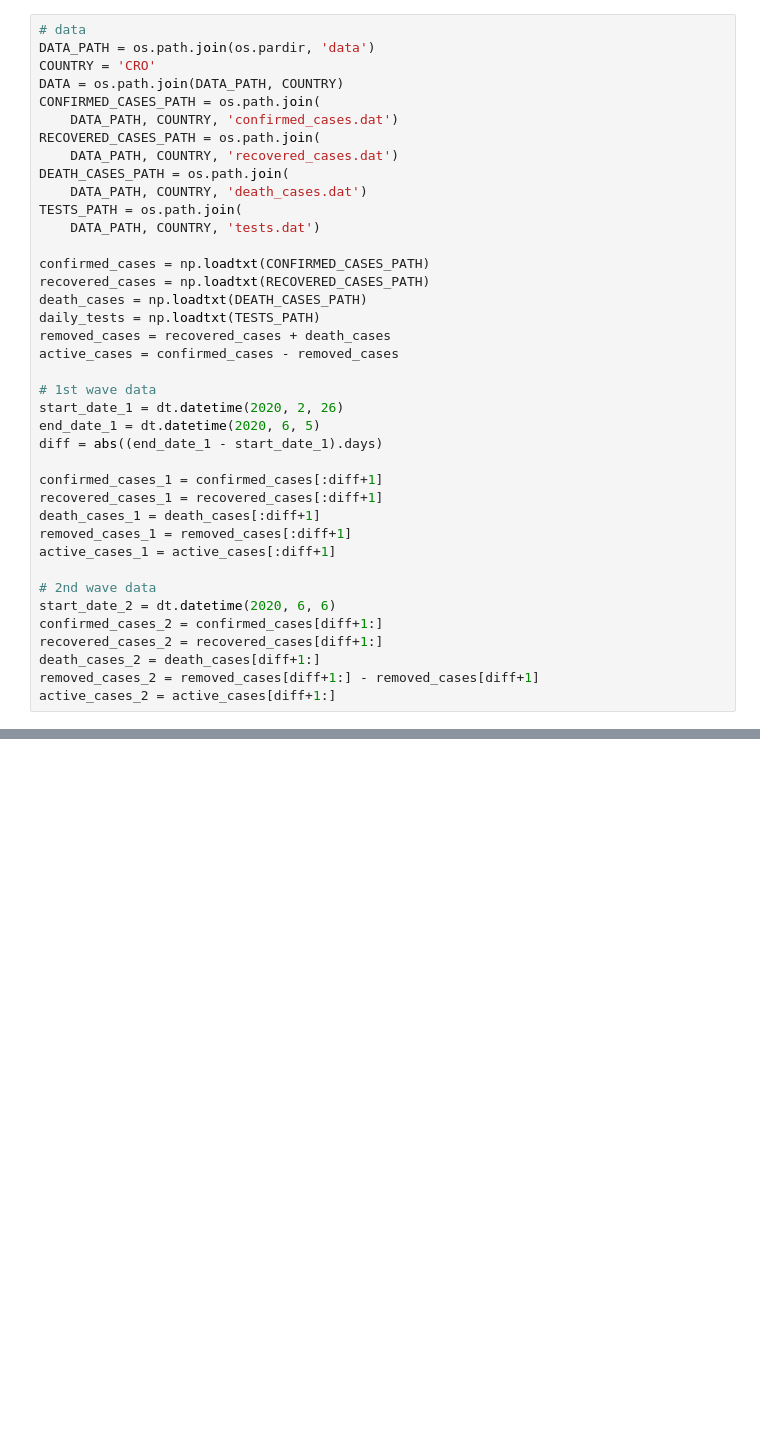
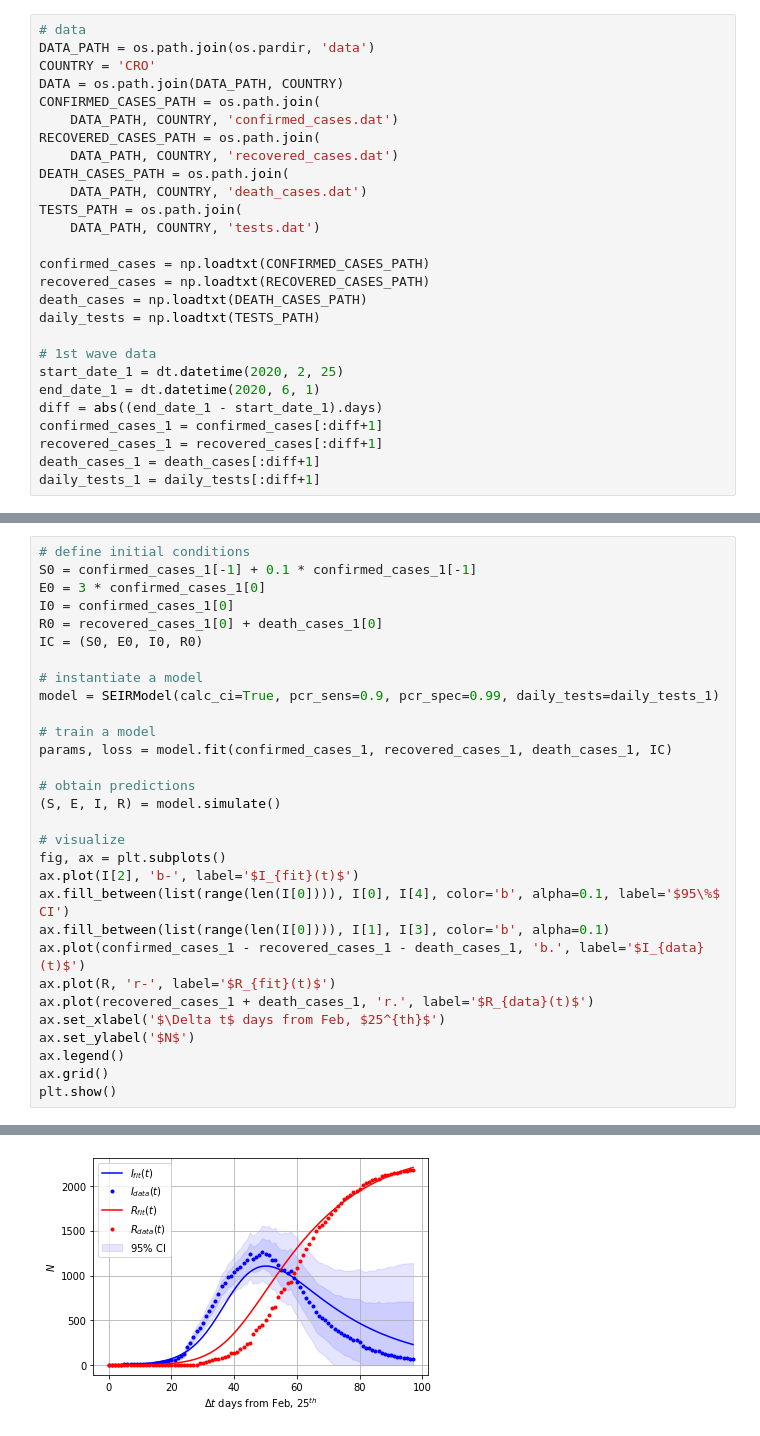
Before and after one commit to akapet00/coropy, a Jupyter notebook: sandbox/03-Modified-SEIR-Simulation.ipynb, the cells around one changed output, grey strips where cells are left out. Saved outputs shown, nothing was run; the diff lists cells and outputs as text; blank space fills up the shorter version.

```diff
--- a/sandbox/03-Modified-SEIR-Simulation.ipynb
+++ b/sandbox/03-Modified-SEIR-Simulation.ipynb
@@ -23,24 +24,12 @@ confirmed_cases = np.loadtxt(CONFIRMED_CASES_PATH)
 recovered_cases = np.loadtxt(RECOVERED_CASES_PATH)
 death_cases = np.loadtxt(DEATH_CASES_PATH)
 daily_tests = np.loadtxt(TESTS_PATH)
-removed_cases = recovered_cases + death_cases
-active_cases = confirmed_cases - removed_cases
 
 # 1st wave data
-start_date_1 = dt.datetime(2020, 2, 26)
-end_date_1 = dt.datetime(2020, 6, 5)
+start_date_1 = dt.datetime(2020, 2, 25)
+end_date_1 = dt.datetime(2020, 6, 1)
 diff = abs((end_date_1 - start_date_1).days)
-
 confirmed_cases_1 = confirmed_cases[:diff+1]
 recovered_cases_1 = recovered_cases[:diff+1]
 death_cases_1 = death_cases[:diff+1]
-removed_cases_1 = removed_cases[:diff+1]
-active_cases_1 = active_cases[:diff+1]
-
-# 2nd wave data
-start_date_2 = dt.datetime(2020, 6, 6)
-confirmed_cases_2 = confirmed_cases[diff+1:]
-recovered_cases_2 = recovered_cases[diff+1:]
-death_cases_2 = death_cases[diff+1:]
-removed_cases_2 = removed_cases[diff+1:] - removed_cases[diff+1]
-active_cases_2 = active_cases[diff+1:]
+daily_tests_1 = daily_tests[:diff+1]
@@ -98,0 +36,31 @@ NameError: name 'b' is not defined
+# %%
+# define initial conditions
+S0 = confirmed_cases_1[-1] + 0.1 * confirmed_cases_1[-1]
+E0 = 3 * confirmed_cases_1[0]
+I0 = confirmed_cases_1[0]
+R0 = recovered_cases_1[0] + death_cases_1[0]
+IC = (S0, E0, I0, R0)
+
+# instantiate a model
+model = SEIRModel(calc_ci=True, pcr_sens=0.9, pcr_spec=0.99, daily_tests=daily_tests_1)
+
+# train a model
+params, loss = model.fit(confirmed_cases_1, recovered_cases_1, death_cases_1, IC)
+
+# obtain predictions
+(S, E, I, R) = model.simulate()
+
+# visualize
+fig, ax = plt.subplots()
+ax.plot(I[2], 'b-', label='$I_{fit}(t)$')
+ax.fill_between(list(range(len(I[0]))), I[0], I[4], color='b', alpha=0.1, label='$95\%$ CI')
+ax.fill_between(list(range(len(I[0]))), I[1], I[3], color='b', alpha=0.1)
+ax.plot(confirmed_cases_1 - recovered_cases_1 - death_cases_1, 'b.', label='$I_{data}(t)$')
+ax.plot(R, 'r-', label='$R_{fit}(t)$')
+ax.plot(recovered_cases_1 + death_cases_1, 'r.', label='$R_{data}(t)$')
+ax.set_xlabel('$\Delta t$ days from Feb, $25^{th}$')
+ax.set_ylabel('$N$')
+ax.legend()
+ax.grid()
+plt.show()
+# %% [output]
@@ -98,0 +69 @@ NameError: name 'b' is not defined
+[figure, added]
```
Also changed, not shown: parts of 11 cells of this notebook, 4 other files.
